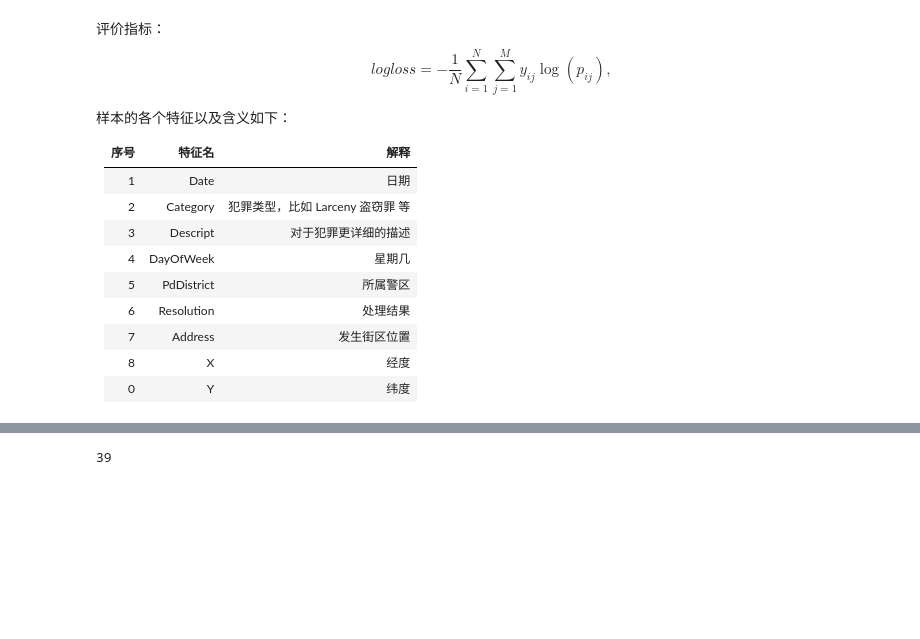
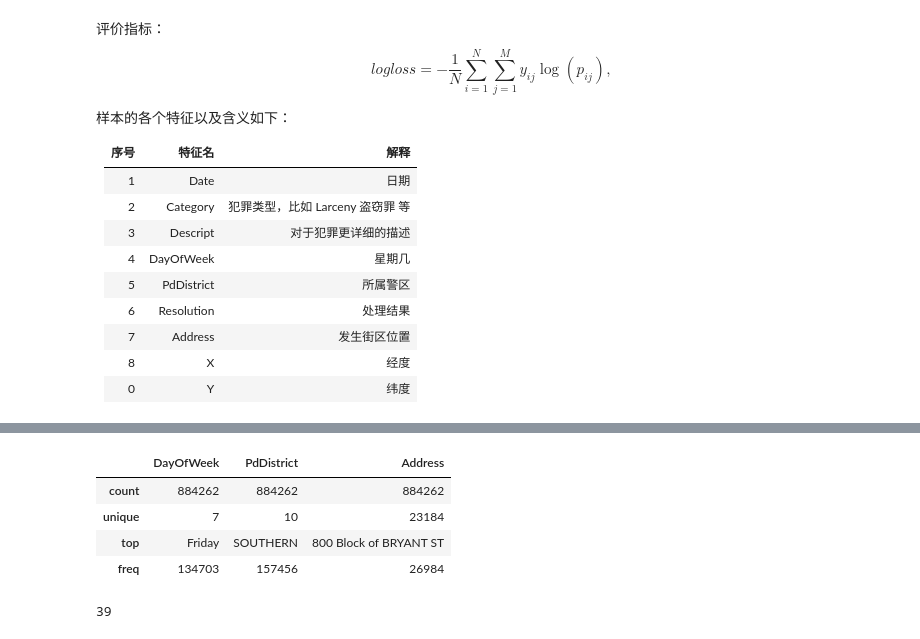
Before and after one commit to liweiwei1419/Machine-Learning-is-Fun, a Jupyter notebook: Kaggle-in-Action/sf-crime/notebook/MultinomialNB-sf-crime-rate-prediction.ipynb, the cells around one changed output, grey strips where cells are left out. Cells and saved outputs as stored; diff of their text form; code cells hidden in the pictures; blank space fills up the shorter version.

```diff
--- a/Kaggle-in-Action/sf-crime/notebook/MultinomialNB-sf-crime-rate-prediction.ipynb
+++ b/Kaggle-in-Action/sf-crime/notebook/MultinomialNB-sf-crime-rate-prediction.ipynb
@@ -49,3 +57,11 @@ $$
+# %%
+test.describe(include='O')
+# %% [output]
+|  | DayOfWeek | PdDistrict | Address |
+| count | 884262 | 884262 | 884262 |
+| unique | 7 | 10 | 23184 |
+| top | Friday | SOUTHERN | 800 Block of BRYANT ST |
+| freq | 134703 | 157456 | 26984 |
 # %%
 # 目标变量
 y = train.Category
```
Also changed, not shown: parts of 3 cells of this notebook, 6 other files.
